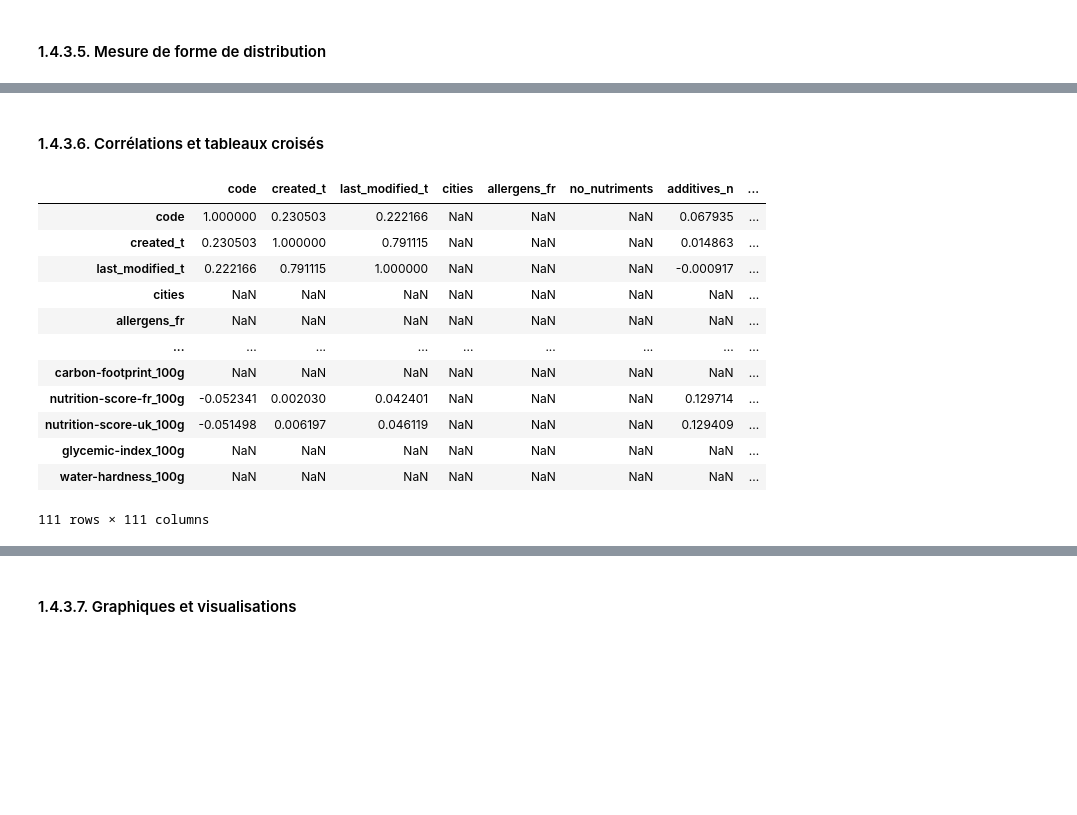
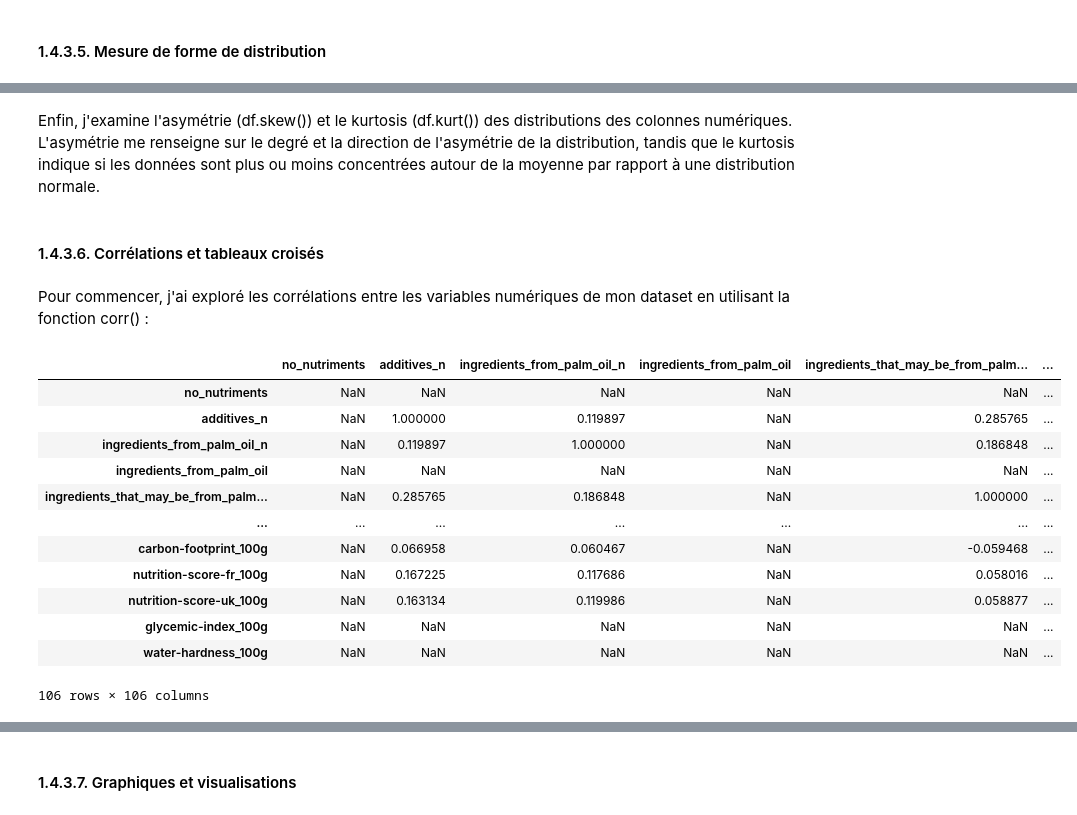
Before and after one commit to CYBA7K2M-DATAPROJ/prepare_data_for_public_health_agency, a Jupyter notebook: Fusilier_Antoine_1_notebook_112023.ipynb, the cells around one changed output, grey strips where cells are left out. Saved outputs shown, nothing was run; the diff lists cells and outputs as text; code cells hidden in the pictures; blank space fills up the shorter version.

```diff
--- a/Fusilier_Antoine_1_notebook_112023.ipynb
+++ b/Fusilier_Antoine_1_notebook_112023.ipynb
@@ -275,18 +291,22 @@ Length: 111, dtype: float64
+# %% [markdown]
+Enfin, j'examine l'asymétrie (df.skew()) et le kurtosis (df.kurt()) des distributions des colonnes numériques. L'asymétrie me renseigne sur le degré et la direction de l'asymétrie de la distribution, tandis que le kurtosis indique si les données sont plus ou moins concentrées autour de la moyenne par rapport à une distribution normale.
 # %% [markdown]
 #### 1.4.3.6. Corrélations et tableaux croisés
-# %%
-df.corr()
-# %% [output]
-|  | code | created_t | last_modified_t | cities | allergens_fr | no_nutriments | additives_n | ... |
-| code | 1.000000 | 0.230503 | 0.222166 | NaN | NaN | NaN | 0.067935 | ... |
-| created_t | 0.230503 | 1.000000 | 0.791115 | NaN | NaN | NaN | 0.014863 | ... |
-| last_modified_t | 0.222166 | 0.791115 | 1.000000 | NaN | NaN | NaN | -0.000917 | ... |
-| cities | NaN | NaN | NaN | NaN | NaN | NaN | NaN | ... |
-| allergens_fr | NaN | NaN | NaN | NaN | NaN | NaN | NaN | ... |
-| ... | ... | ... | ... | ... | ... | ... | ... | ... |
-| carbon-footprint_100g | NaN | NaN | NaN | NaN | NaN | NaN | NaN | ... |
-| nutrition-score-fr_100g | -0.052341 | 0.002030 | 0.042401 | NaN | NaN | NaN | 0.129714 | ... |
-| nutrition-score-uk_100g | -0.051498 | 0.006197 | 0.046119 | NaN | NaN | NaN | 0.129409 | ... |
-| glycemic-index_100g | NaN | NaN | NaN | NaN | NaN | NaN | NaN | ... |
-| water-hardness_100g | NaN | NaN | NaN | NaN | NaN | NaN | NaN | ... |
-111 rows × 111 columns
+# %% [markdown]
+Pour commencer, j'ai exploré les corrélations entre les variables numériques de mon dataset en utilisant la fonction corr() :
+# %%
+dfs['load_data_130'].corr()
+# %% [output]
+|  | no_nutriments | additives_n | ingredients_from_palm_oil_n | ingredients_from_palm_oil | ingredients_that_may_be_from_palm... | ... |
+| no_nutriments | NaN | NaN | NaN | NaN | NaN | ... |
+| additives_n | NaN | 1.000000 | 0.119897 | NaN | 0.285765 | ... |
+| ingredients_from_palm_oil_n | NaN | 0.119897 | 1.000000 | NaN | 0.186848 | ... |
+| ingredients_from_palm_oil | NaN | NaN | NaN | NaN | NaN | ... |
+| ingredients_that_may_be_from_palm... | NaN | 0.285765 | 0.186848 | NaN | 1.000000 | ... |
+| ... | ... | ... | ... | ... | ... | ... |
+| carbon-footprint_100g | NaN | 0.066958 | 0.060467 | NaN | -0.059468 | ... |
+| nutrition-score-fr_100g | NaN | 0.167225 | 0.117686 | NaN | 0.058016 | ... |
+| nutrition-score-uk_100g | NaN | 0.163134 | 0.119986 | NaN | 0.058877 | ... |
+| glycemic-index_100g | NaN | NaN | NaN | NaN | NaN | ... |
+| water-hardness_100g | NaN | NaN | NaN | NaN | NaN | ... |
+106 rows × 106 columns
```
Also changed, not shown: parts of 121 cells of this notebook.
